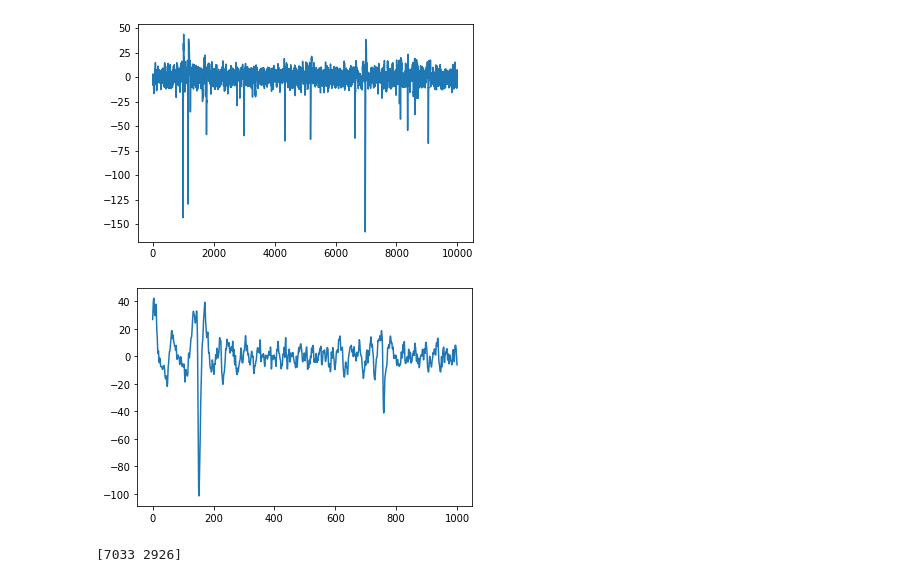
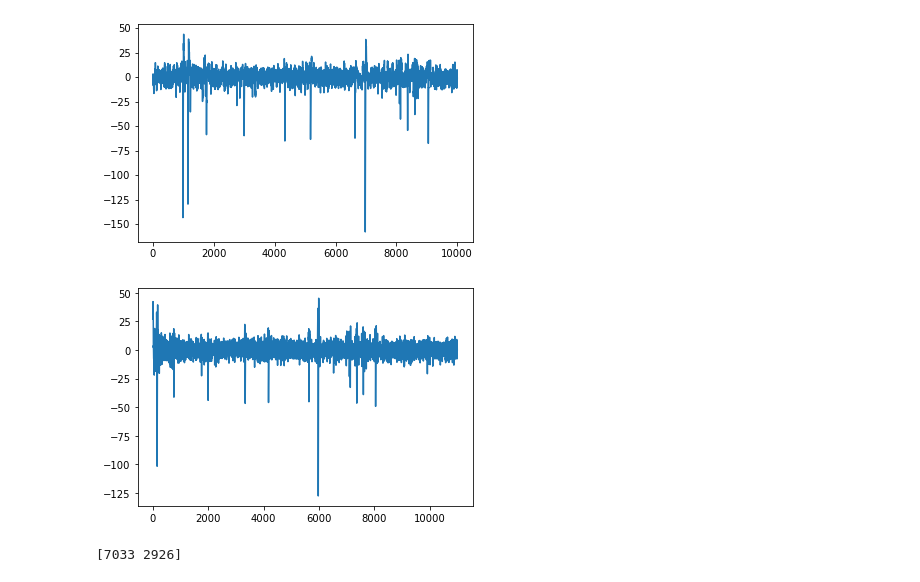
Before and after one commit to luckyeric320/ProjectSpikeSorting, a Jupyter notebook: Sorter/neoDemo.ipynb, the cells around one changed output. Drawn from its saved outputs; the diff is of its cells as text; code cells hidden in the pictures.

```diff
--- a/Sorter/neoDemo.ipynb
+++ b/Sorter/neoDemo.ipynb
@@ -8,6 +11,6 @@ from ddlneurons import Neurons
 # %%
 recording_name = '20160415_patch2'
-Dir = os.path.join('C:/Users/liuxj/Desktop/生医专业/专业实践综合训练2/raw_data',recording_name)
+Dir = os.path.join('C:/Users/liuxj/Desktop/BMEMajor/zhuanyeshijianzonghexunlian2/raw_data',recording_name)
 file_name = 'patch_2_MEA.raw'
 offset=1871
 data = np.memmap(os.path.join(Dir,file_name),dtype='uint16',offset=offset,mode='r')
@@ -15,8 +18,8 @@ data = data.reshape(len(data)//256,256)
 data = data[:,7:9]#选取示例电极，其中7号电极可以较好地看到两个神经元的信号
 data = data.astype('float32')
 
-time_series = data
+time_series = np.array(data)
 Fs = 20000
-print(time_series)
+print(type(time_series))
 print(Fs)
 # %% [output]
@@ -35,6 +32,7 @@ raw = Raw(time_series,Fs)
 raw.scale(1,-2**15-1)
 raw.scale(0.1042,0)
 raw.set_unit('uV')
+raw.set_channels_locs(np.array([[1,1,1],[0,0,0]]))
 plt.plot(raw.data[0:10000,0])
 plt.show()
 # %% [output]
@@ -42,10 +40,10 @@ plt.show()
 # %%
 #滤波
 spikes = raw.get_spikes()
-plt.plot(spikes.data[1000:2001,0])
+plt.plot(spikes.data[1000:12001,0])
 plt.show()
 # %% [output]
-[figure, old version]
+[figure, new version]
 # %%
 #峰值检测
 detect = spikes.extract_by_median(5)
```
Also changed, not shown: parts of 7 cells of this notebook, 1 other file.
